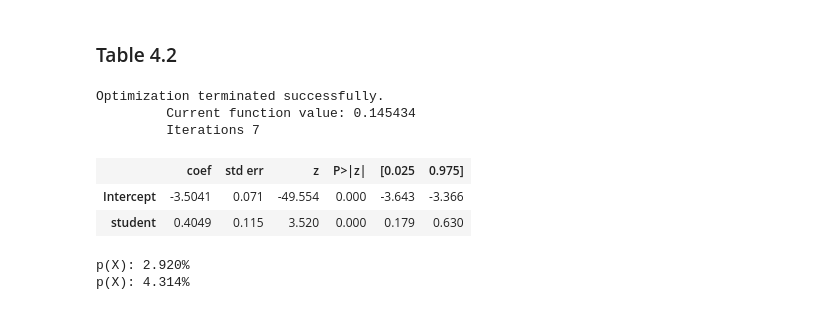
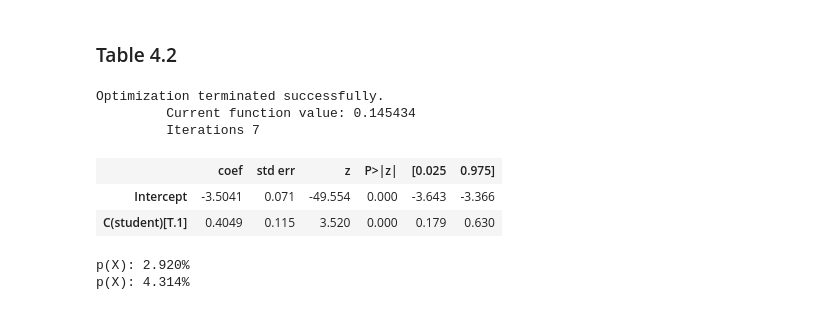
Before and after one commit to capac/ISLwR-python-code, a Jupyter notebook: chapter-4/Chapter 4. Classification.ipynb, the cells around one changed output. Saved outputs shown, nothing was run; the diff lists cells and outputs as text; code cells hidden in the pictures.

Commit message:
Setting student as categorical value in Table 4.2

```diff
--- a/chapter-4/Chapter 4. Classification.ipynb
+++ b/chapter-4/Chapter 4. Classification.ipynb
@@ -206,16 +206,16 @@ $2000, p(X): 58.6%
 # %% [markdown]
 ### Table 4.2
 # %%
-y, X = dmatrices('default ~ student', data=default_df, return_type='dataframe')
+y, X = dmatrices('default ~ C(student)', data=default_df, return_type='dataframe')
 res1 = sm.Logit(y, X).fit()
 res1.summary().tables[1]
 # %% [output]
 Optimization terminated successfully.
          Current function value: 0.145434
          Iterations 7
 |  | coef | std err | z | P>|z| | [0.025 | 0.975] |
 | Intercept | -3.5041 | 0.071 | -49.554 | 0.000 | -3.643 | -3.366 |
-| student | 0.4049 | 0.115 | 3.520 | 0.000 | 0.179 | 0.630 |
+| C(student)[T.1] | 0.4049 | 0.115 | 3.520 | 0.000 | 0.179 | 0.630 |
 # %%
 for i in range(0,2):
     print('p(X): {:1.3f}%'.format(100*model(res1.params[0] + res1.params[1]*i)))
```
Also changed, not shown: parts of 1 cell of this notebook.
